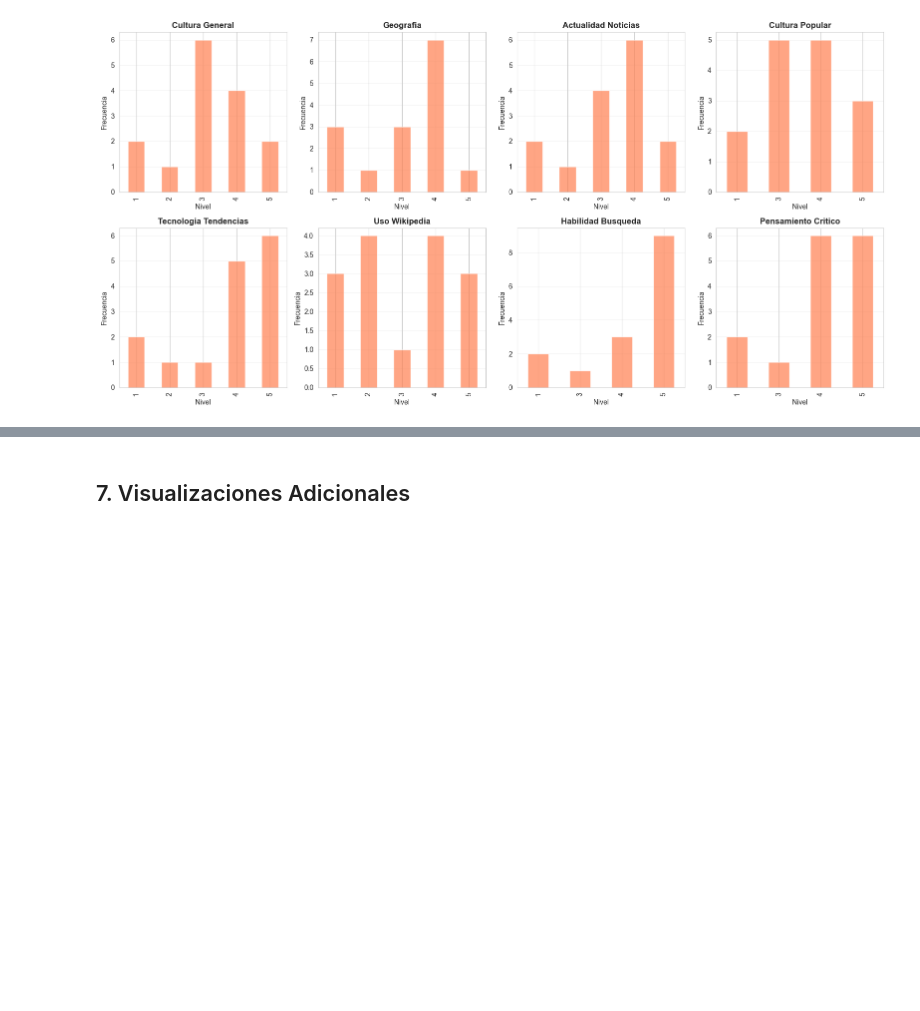
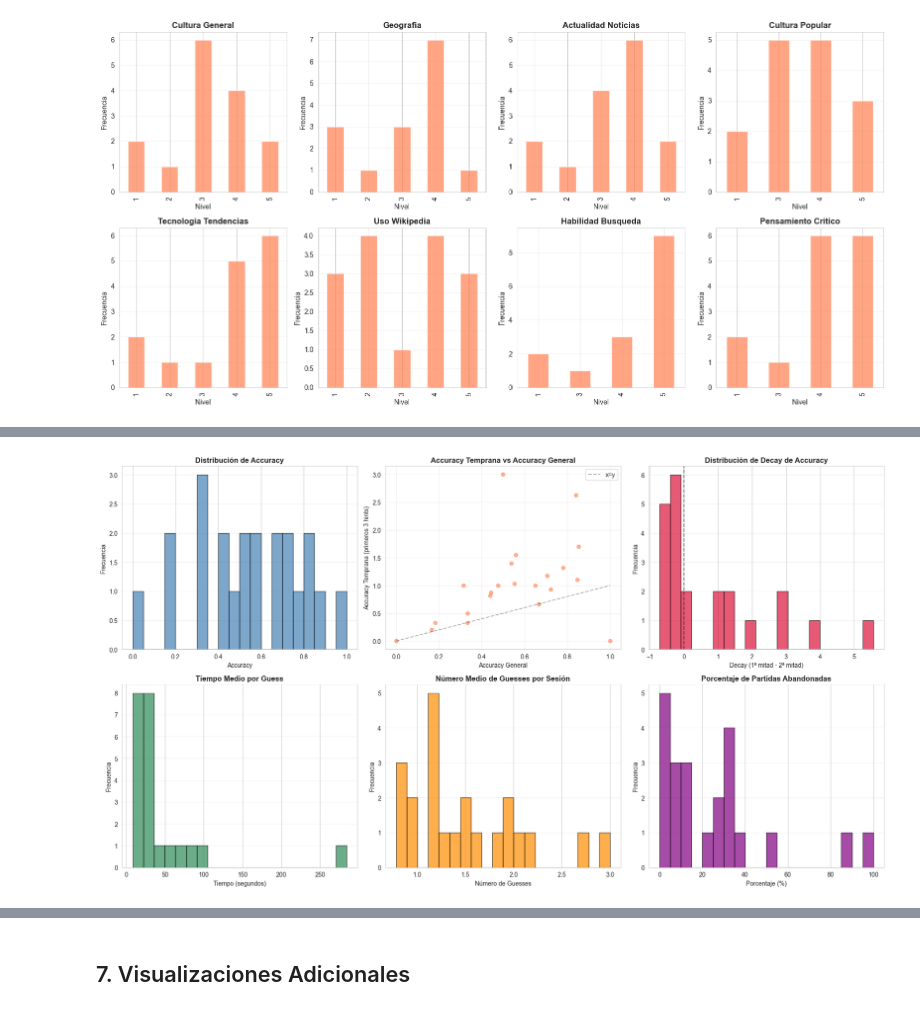
Before and after one commit to alonso02rupa/SpyGame, a Jupyter notebook: estudio/Estudio.ipynb, the cells around one changed output, grey strips where cells are left out. Cells and saved outputs as stored; diff of their text form; code cells hidden in the pictures; blank space fills up the shorter version.

```diff
--- a/estudio/Estudio.ipynb
+++ b/estudio/Estudio.ipynb
@@ -323,6 +295,21 @@ print(f"\nCategorías de conocimiento:")
 print(knowledge_cols)
 print("\nEstadísticas descriptivas:")
 print(df_profiles[knowledge_cols].describe())
+
+# Crear un dataframe completo de knowledge_profile con todos los usuarios
+# (con NaN para usuarios sin perfil)
+df_users_knowledge = df_users[['username']].copy()
+if len(df_profiles) > 0:
+    df_users_knowledge = df_users_knowledge.merge(
+        df_profiles,
+        on='username',
+        how='left'
+    )
+    print(f"\nDataframe de usuarios con knowledge_profile creado: {len(df_users_knowledge)} usuarios")
+else:
+    print("\nNo hay usuarios con knowledge_profile")
+    for col in knowledge_cols:
+        df_users_knowledge[col] = np.nan
 # %% [output]
 === Estadísticas de Perfiles de Conocimiento ===
 
@@ -360,0 +644,74 @@ plt.show()
+# %%
+### 6.2 Visualización de Métricas de Jugadores
+
+# Filtrar jugadores con al menos una sesión completa
+df_active_players = df_player_metrics[df_player_metrics['total_sessions'] > 0].copy()
+
+fig, axes = plt.subplots(2, 3, figsize=(18, 10))
+
+# 1. Distribución de Accuracy
+axes[0, 0].hist(df_active_players['accuracy'].dropna(), bins=20, color='steelblue', alpha=0.7, edgecolor='black')
+axes[0, 0].set_title('Distribución de Accuracy', fontweight='bold')
+axes[0, 0].set_xlabel('Accuracy')
+axes[0, 0].set_ylabel('Frecuencia')
+axes[0, 0].grid(axis='y', alpha=0.3)
+
+# 2. Accuracy Early vs Accuracy General
+axes[0, 1].scatter(df_active_players['accuracy'], df_active_players['accuracy_early'],
+                   alpha=0.6, color='coral')
+axes[0, 1].plot([0, 1], [0, 1], 'k--', alpha=0.3, label='x=y')
+axes[0, 1].set_title('Accuracy Temprana vs Accuracy General', fontweight='bold')
+axes[0, 1].set_xlabel('Accuracy General')
+axes[0, 1].set_ylabel('Accuracy Temprana (primeros 3 hints)')
+axes[0, 1].legend()
+axes[0, 1].grid(alpha=0.3)
+
+# 3. Decay de Accuracy
+axes[0, 2].hist(df_active_players['accuracy_decay'].dropna(), bins=20, color='crimson', alpha=0.7, edgecolor='black')
+axes[0, 2].set_title('Distribución de Decay de Accuracy', fontweight='bold')
+axes[0, 2].set_xlabel('Decay (1ª mitad - 2ª mitad)')
+axes[0, 2].set_ylabel('Frecuencia')
+axes[0, 2].axvline(x=0, color='black', linestyle='--', alpha=0.5)
+axes[0, 2].grid(axis='y', alpha=0.3)
+
+# 4. Tiempo medio por guess
+axes[1, 0].hist(df_active_players['tiempo_medio_por_guess'].dropna(), bins=20,
+                color='seagreen', alpha=0.7, edgecolor='black')
+axes[1, 0].set_title('Tiempo Medio por Guess', fontweight='bold')
+axes[1, 0].set_xlabel('Tiempo (segundos)')
+axes[1, 0].set_ylabel('Frecuencia')
+axes[1, 0].grid(axis='y', alpha=0.3)
+
+# 5. Número medio de guesses
+axes[1, 1].hist(df_active_players['num_medio_guesses'].dropna(), bins=20,
+                color='darkorange', alpha=0.7, edgecolor='black')
+axes[1, 1].set_title('Número Medio de Guesses por Sesión', fontweight='bold')
+axes[1, 1].set_xlabel('Número de Guesses')
+axes[1, 1].set_ylabel('Frecuencia')
+axes[1, 1].grid(axis='y', alpha=0.3)
+
+# 6. Porcentaje de partidas abandonadas
+axes[1, 2].hist(df_active_players['porcentaje_abandonadas'].dropna(), bins=20,
+                color='purple', alpha=0.7, edgecolor='black')
+axes[1, 2].set_title('Porcentaje de Partidas Abandonadas', fontweight='bold')
+axes[1, 2].set_xlabel('Porcentaje (%)')
+axes[1, 2].set_ylabel('Frecuencia')
+axes[1, 2].grid(axis='y', alpha=0.3)
+
+plt.tight_layout()
+plt.show()
+
+print("\n=== Resumen Estadístico de Métricas Clave ===")
+print("\nRendimiento:")
+print(f"  - Accuracy media: {df_active_players['accuracy'].mean():.3f}")
+print(f"  - Accuracy temprana media: {df_active_players['accuracy_early'].mean():.3f}")
+print(f"  - Decay medio: {df_active_players['accuracy_decay'].mean():.3f}")
+print("\nVelocidad:")
+print(f"  - Tiempo medio por guess: {df_active_players['tiempo_medio_por_guess'].mean():.2f}s")
+print(f"  - Varianza de tiempos media: {df_active_players['varianza_tiempos'].mean():.2f}")
+print("\nComportamiento:")
+print(f"  - Número medio de guesses: {df_active_players['num_medio_guesses'].mean():.2f}")
+print(f"  - Porcentaje medio de abandonos: {df_active_players['porcentaje_abandonadas'].mean():.2f}%")
+print(f"  - Hint depth medio: {df_active_players['hint_depth_medio'].mean():.2f}")
+# %% [output]
+[figure, added]
```
Also changed, not shown: parts of 24 cells of this notebook, 33 other files.
